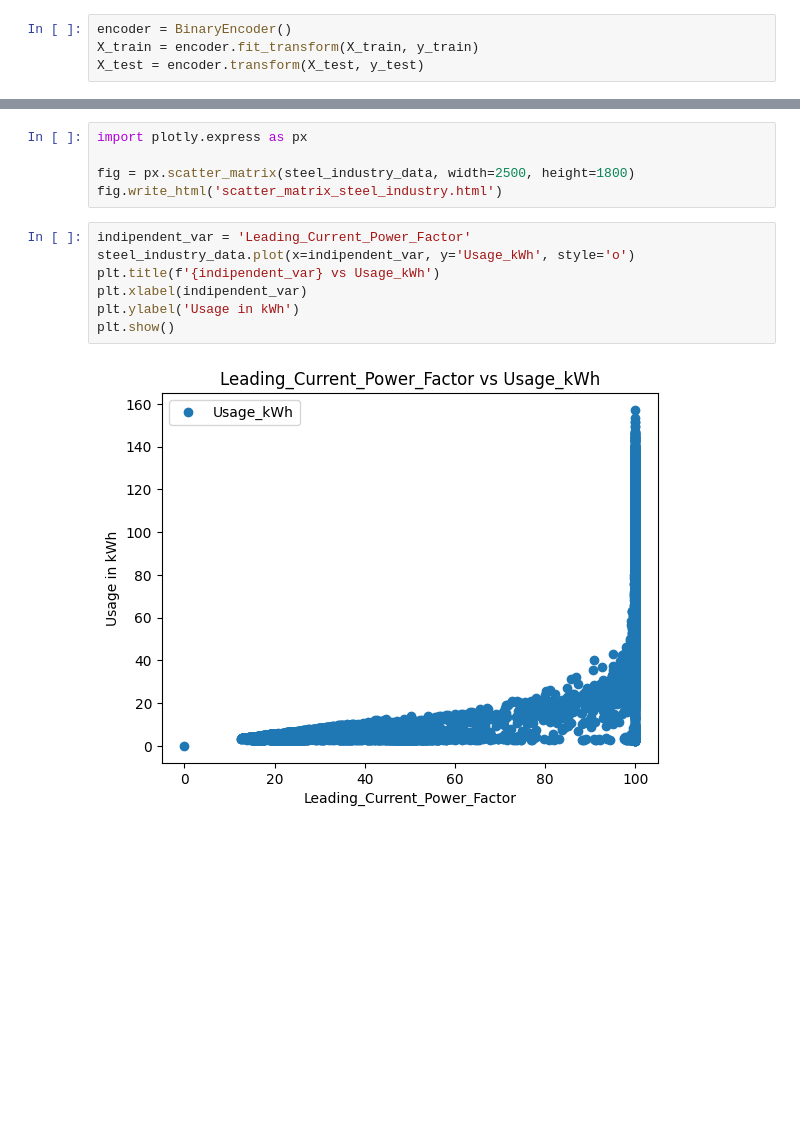
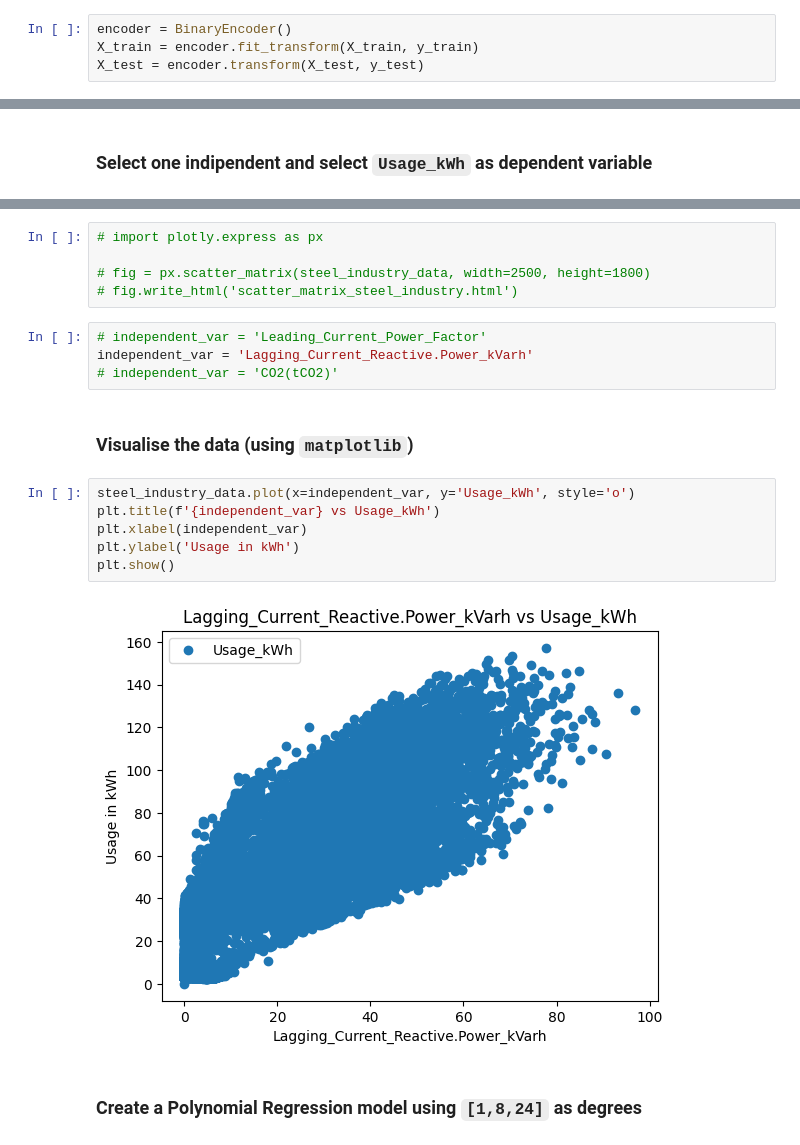
Before and after one commit to Luzinsan/ML_learn, a Jupyter notebook: ML/Innopolis/material/1 semester/Machine Learning/Labs/lab2/Lab-2.ipynb, the cells around one changed output, grey strips where cells are left out. Drawn from its saved outputs; the diff is of its cells as text; blank space fills up the shorter version.

```diff
--- a/ML/Innopolis/material/1 semester/Machine Learning/Labs/lab2/Lab-2.ipynb
+++ b/ML/Innopolis/material/1 semester/Machine Learning/Labs/lab2/Lab-2.ipynb
@@ -397,3 +385,5 @@ Root Mean Squared Error: 4.765536701416595
+# %% [markdown]
+### Select one indipendent and select `Usage_kWh` as dependent variable
 # %%
 steel_industry_data.describe()
 # %% [output]
@@ -407,17 +397,24 @@ steel_industry_data.describe()
 | max | 2018-12-31 23:45:00 | 157.180000 | 96.910000 | 27.760000 | 0.070000 | 100.000000 | ... |
 | std | NaN | 33.444380 | 16.306000 | 7.424463 | 0.016151 | 18.921322 | ... |
 # %%
-import plotly.express as px
+# import plotly.express as px
 
-fig = px.scatter_matrix(steel_industry_data, width=2500, height=1800)
-fig.write_html('scatter_matrix_steel_industry.html')
+# fig = px.scatter_matrix(steel_industry_data, width=2500, height=1800)
+# fig.write_html('scatter_matrix_steel_industry.html')
+# %%
+# independent_var = 'Leading_Current_Power_Factor'
+independent_var = 'Lagging_Current_Reactive.Power_kVarh'
+# independent_var = 'CO2(tCO2)'
+# %% [markdown]
+### Visualise the data (using `matplotlib`)
 # %%
-indipendent_var = 'Leading_Current_Power_Factor'
-steel_industry_data.plot(x=indipendent_var, y='Usage_kWh', style='o')
-plt.title(f'{indipendent_var} vs Usage_kWh')
-plt.xlabel(indipendent_var)
+steel_industry_data.plot(x=independent_var, y='Usage_kWh', style='o')
+plt.title(f'{independent_var} vs Usage_kWh')
+plt.xlabel(independent_var)
 plt.ylabel('Usage in kWh')
 plt.show()
 # %% [output]
-[figure, old version]
+[figure, new version]
+# %% [markdown]
+### Create a Polynomial Regression model using `[1,8,24]` as degrees
 # %%
```
Also changed, not shown: parts of 18 cells of this notebook, 23 other files.
